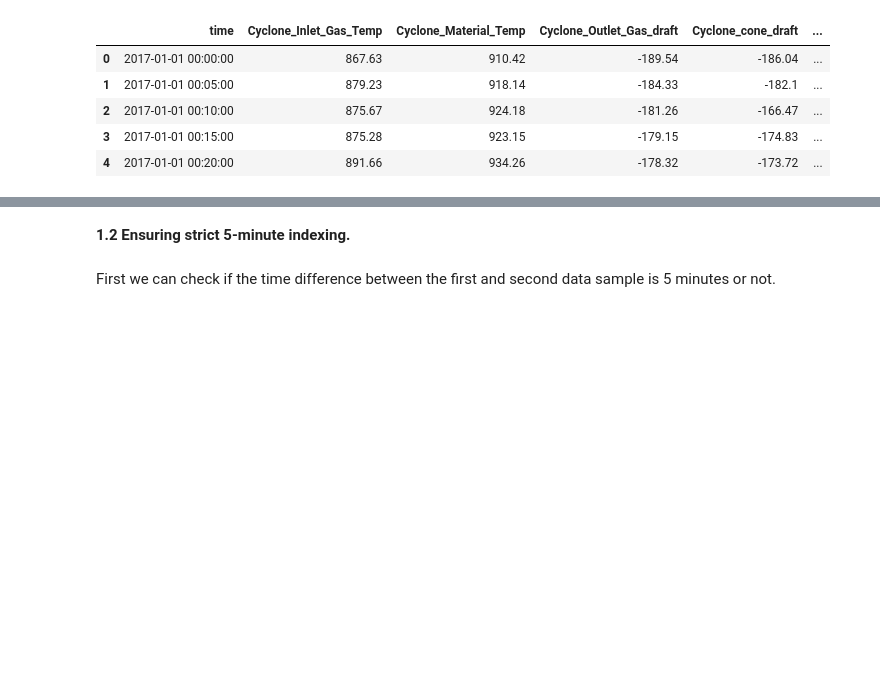
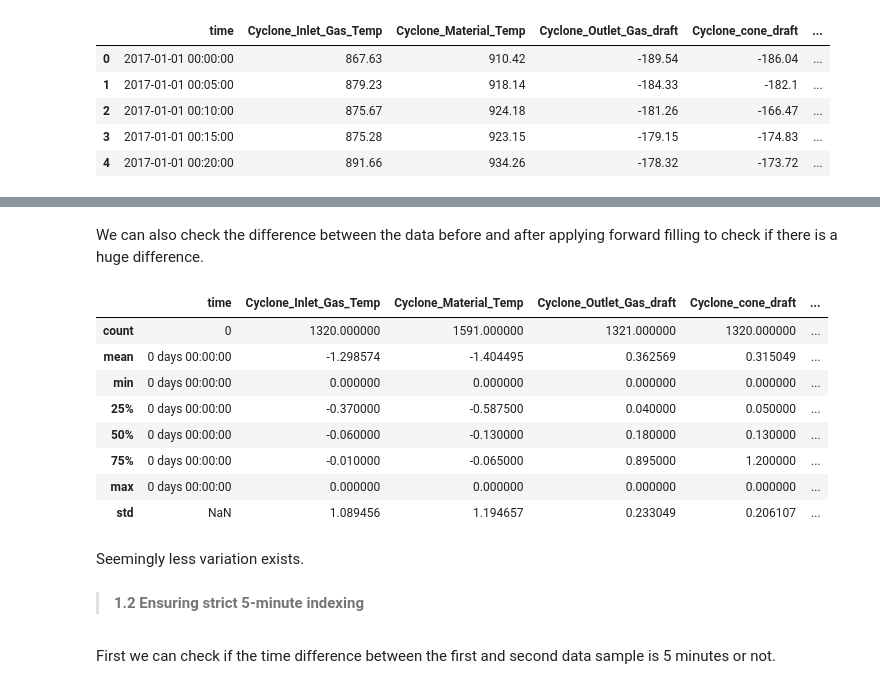
Before and after one commit to asifsahadh/exact-space-assignment, a Jupyter notebook: p1-playground.ipynb, the cells around one changed output, grey strips where cells are left out. Drawn from its saved outputs; the diff is of its cells as text; code cells hidden in the pictures; blank space fills up the shorter version.

```diff
--- a/p1-playground.ipynb
+++ b/p1-playground.ipynb
@@ -34,0 +98,2 @@ There are no missing values in the entire dataset.
+# %%
+df_temp = df.copy()
@@ -35,5 +109,21 @@ There are no missing values in the entire dataset.
+# %% [markdown]
+We can also check the difference between the data before and after applying forward filling to check if there is a huge difference.
+# %%
+df.describe() - df_temp.describe()
+# %% [output]
+|  | time | Cyclone_Inlet_Gas_Temp | Cyclone_Material_Temp | Cyclone_Outlet_Gas_draft | Cyclone_cone_draft | ... |
+| count | 0 | 1320.000000 | 1591.000000 | 1321.000000 | 1320.000000 | ... |
+| mean | 0 days 00:00:00 | -1.298574 | -1.404495 | 0.362569 | 0.315049 | ... |
+| min | 0 days 00:00:00 | 0.000000 | 0.000000 | 0.000000 | 0.000000 | ... |
+| 25% | 0 days 00:00:00 | -0.370000 | -0.587500 | 0.040000 | 0.050000 | ... |
+| 50% | 0 days 00:00:00 | -0.060000 | -0.130000 | 0.180000 | 0.130000 | ... |
+| 75% | 0 days 00:00:00 | -0.010000 | -0.065000 | 0.895000 | 1.200000 | ... |
+| max | 0 days 00:00:00 | 0.000000 | 0.000000 | 0.000000 | 0.000000 | ... |
+| std | NaN | 1.089456 | 1.194657 | 0.233049 | 0.206107 | ... |
+# %% [markdown]
+Seemingly less variation exists.
 # %% [markdown]
-__1.2 Ensuring strict 5-minute indexing.__
+>__1.2 Ensuring strict 5-minute indexing__
 # %% [markdown]
 First we can check if the time difference between the first and second data sample is 5 minutes or not.
 # %%
```
Also changed, not shown: parts of 31 cells of this notebook.
